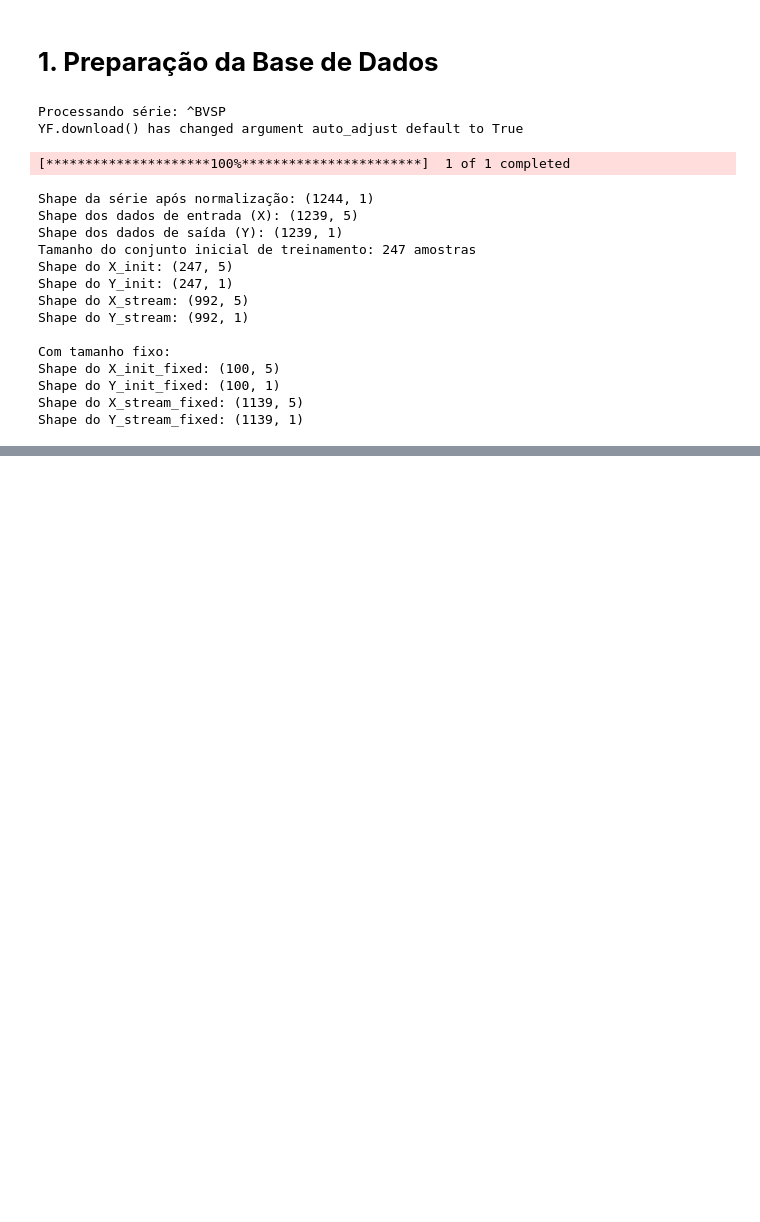
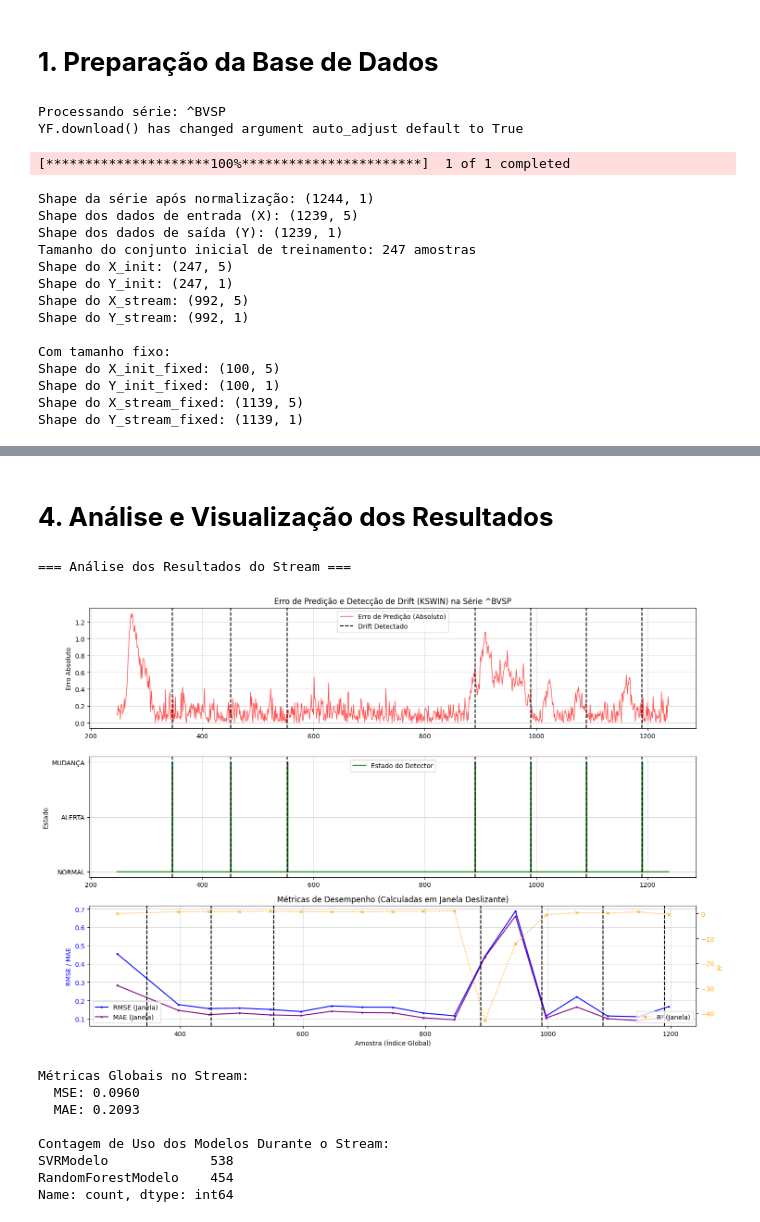
Before and after one commit to Ol1veirx/Drift-Detection-PIBIC---Framework, a Jupyter notebook: drift_detection_framework.ipynb, the cells around one changed output, grey strips where cells are left out. Drawn from its saved outputs; the diff is of its cells as text; code cells hidden in the pictures; blank space fills up the shorter version.

```diff
--- a/drift_detection_framework.ipynb
+++ b/drift_detection_framework.ipynb
@@ -138,8 +139,6 @@ def preparar_dados_financeiros(ticker="^BVSP", periodo="5y", lags=10):
 # %%
-# --- SEÇÃO: INICIALIZAÇÃO DO FRAMEWORK ---
-
 # Definir parâmetros importantes (ajuste conforme necessário)
-tamanho_janela = 100      # Tamanho da janela deslizante para avaliação e retreino
+tamanho_janela = 150      # Tamanho da janela deslizante para avaliação e retreino
 detector_escolhido = "KSWIN" # Escolha entre "DDM", "ADWIN", "KSWIN", "HDDM_W"
 limiar_mse_retreino = 0.1 # Limiar de MSE para decidir se retreina ou usa modelo do pool
 
@@ -488,0 +385,26 @@ Name: count, dtype: int64
+# %% [markdown]
+# **4. Análise e Visualização dos Resultados**
+# %%
+Visualizer.analisar_e_visualizar_resultados_stream(
+    initial_size=initial_size,
+    erros_predicao_stream=erros_predicao_stream,
+    estados_detector_stream=estados_detector_stream,
+    pontos_drift_detectados=pontos_drift_detectados,
+    metricas_rmse_stream=metricas_rmse_stream,
+    metricas_mae_stream=metricas_mae_stream,
+    metricas_r2_stream=metricas_r2_stream,
+    modelo_ativo_ao_longo_do_tempo=modelo_ativo_ao_longo_do_tempo,
+    detector_escolhido=detector_escolhido,
+    serie_escolhida=serie_escolhida
+)
+# %% [output]
+=== Análise dos Resultados do Stream ===
+[figure, added]
+Métricas Globais no Stream:
+  MSE: 0.0960
+  MAE: 0.2093
+
+Contagem de Uso dos Modelos Durante o Stream:
+SVRModelo             538
+RandomForestModelo    454
+Name: count, dtype: int64
```
Also changed, not shown: parts of 8 cells of this notebook, 1 other file.
